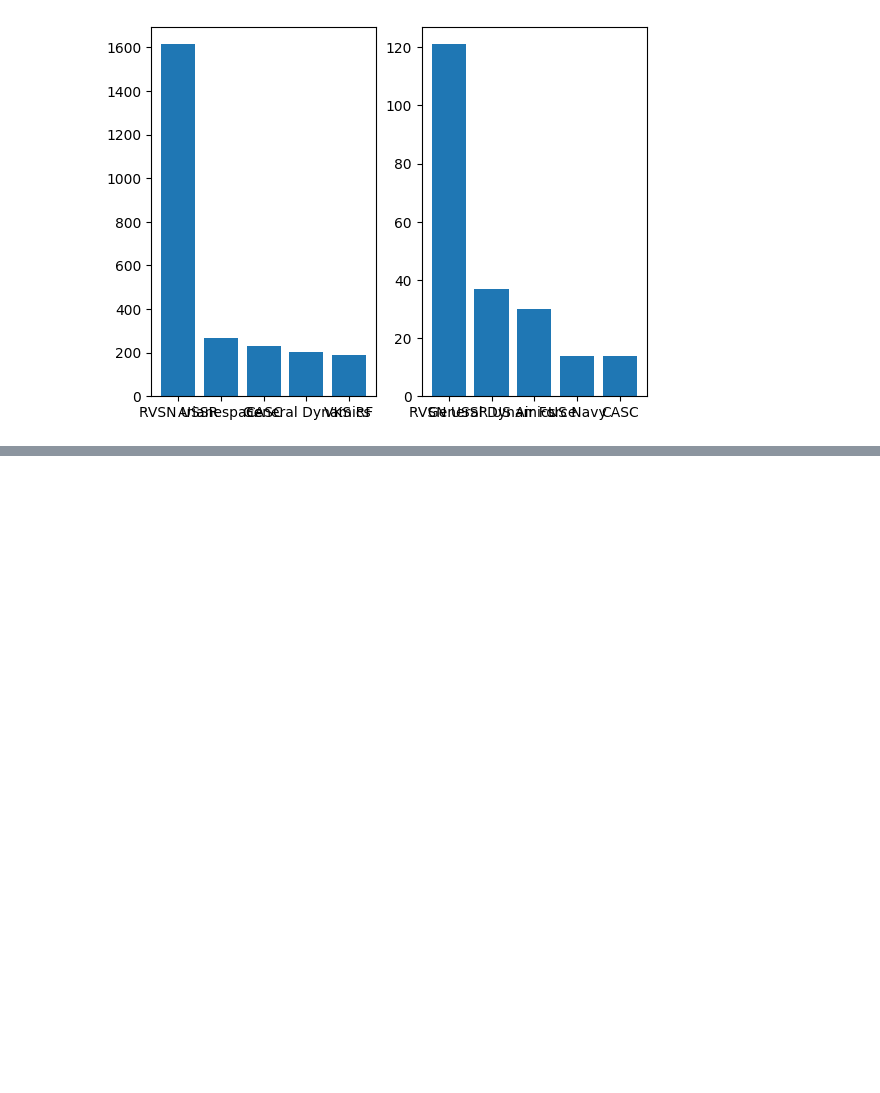
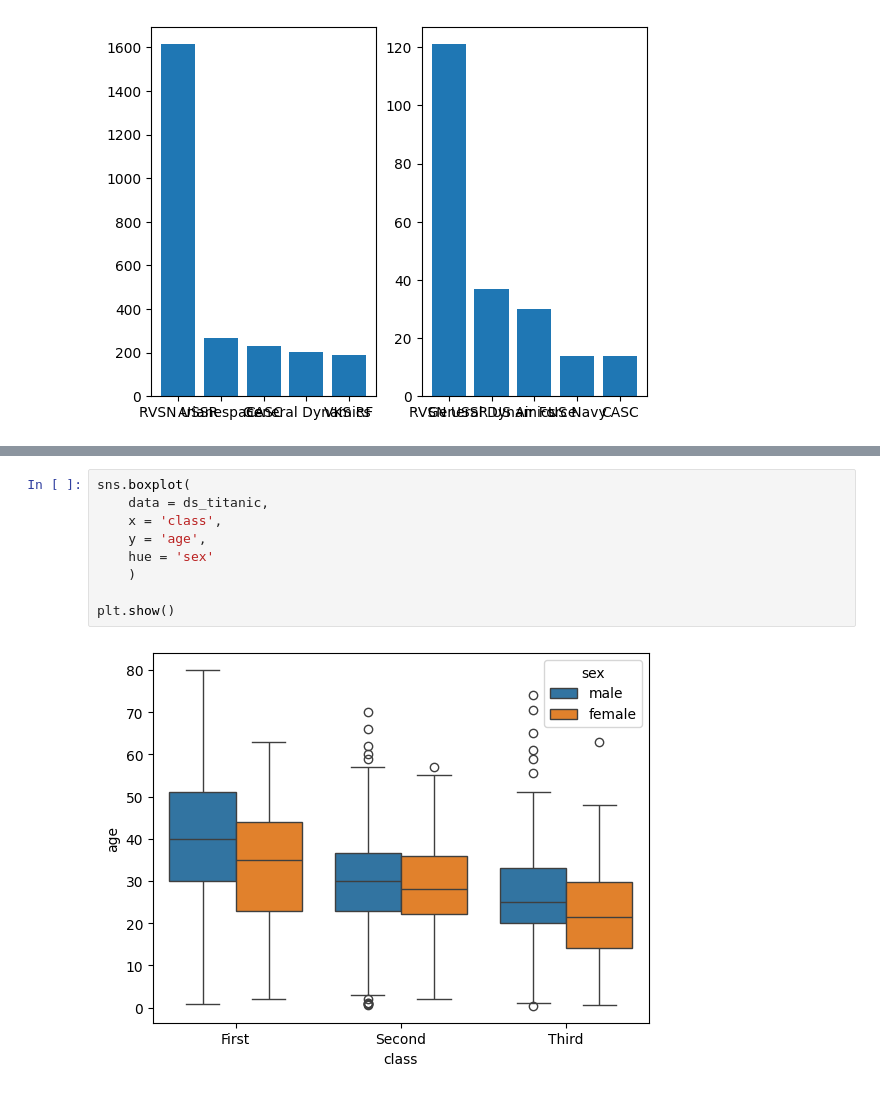
Before and after one commit to lara-ms/Aula-C11, a Jupyter notebook: Cap6_Exercicios.ipynb, the cells around one changed output, grey strips where cells are left out. Cells and saved outputs as stored; diff of their text form; blank space fills up the shorter version.

```diff
--- a/Cap6_Exercicios.ipynb
+++ b/Cap6_Exercicios.ipynb
@@ -225,0 +281,11 @@ plt.show()
+# %%
+sns.boxplot(
+    data = ds_titanic,
+    x = 'class',
+    y = 'age',
+    hue = 'sex'
+    )
+
+plt.show()
+# %% [output]
+[figure, added]
```
Also changed, not shown: parts of 23 cells of this notebook.
